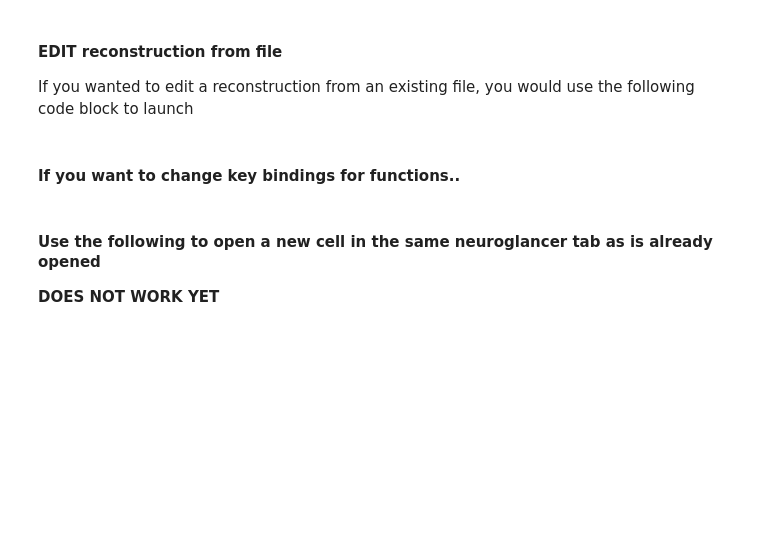
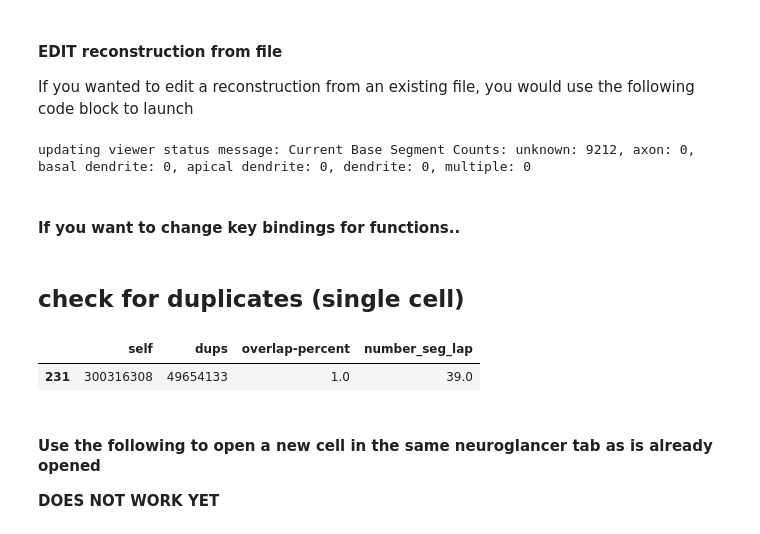
Before and after one commit to neurologic/eCREST, a Jupyter notebook: eCREST_notebook.ipynb, the cells around one changed output. Drawn from its saved outputs; the diff is of its cells as text; code cells hidden in the pictures; blank space fills up the shorter version.

```diff
--- a/eCREST_notebook.ipynb
+++ b/eCREST_notebook.ipynb
@@ -96,8 +109,9 @@ you would use the following code block to launch
 # json_path = Path('/Users/kperks/Documents/gdrive/.shortcut-targets-by-id/16q1BuOMfD2ta0Cwq8CjMlRe4rDvbuWC5/ELL_connectome/CREST_reconstructions/mg-network')
 # filename = 'cell_graph_213605530__2023-03-29 22.49.21.json'
 
-json_path = Path(settings_dict['save_dir']) #/ 'todo_post-synaptic' #/ 'check-duplicates' #'CC unsure'
-filename = 'cell_graph_476167179__2023-05-15 05.56.34.json'
+
+json_path = Path(settings_dict['save_dir']) / 'todo_post-synaptic'#/ 'todo_pre-synaptic/basal-dendrite' #/ 'check-duplicates' #'CC unsure'
+filename = 'cell_graph_222458108__2023-05-18 13.44.35.json'
 
 crest = ecrest(settings_dict,filepath= json_path / filename, launch_viewer=True)
 # viewer_object = crest.neuroglancer_viewer()
@@ -110,6 +124,8 @@ crest = ecrest(settings_dict,filepath= json_path / filename, launch_viewer=True)
 # filepath = r"C:\Users\PerksLab\Downloads\cell_graph_133378529__2023-03-27 14.03.02.json"
 # crest = ecrest(settings_dict,filepath = filepath)
 ########################
+# %% [output]
+updating viewer status message: Current Base Segment Counts: unknown: 9212, axon: 0, basal dendrite: 0, apical dendrite: 0, dendrite: 0, multiple: 0
 # %% [markdown]
 #### If you want to change key bindings for functions..
 # %%
@@ -117,6 +133,15 @@ with crest.viewer.config_state.txn() as s:
     s.input_event_bindings.data_view["alt+mousedown0"]="add-or-remove-seg"
     s.input_event_bindings.data_view["alt+mousedown2"]="mark-branch-in-colour"
     print(s.input_event_bindings.data_view)
+# %% [markdown]
+## check for duplicates (single cell)
+# %%
+base_segments = crest.get_base_segments_dict(Path(settings_dict['save_dir']))# / 'todo_pre-synaptic/basal-dendrite')
+df = crest.check_duplicates(base_segments)
+display(df)
+# %% [output]
+|  | self | dups | overlap-percent | number_seg_lap |
+| 231 | 300316308 | 49654133 | 1.0 | 39.0 |
 # %% [markdown]
 #### Use the following to open a new cell in the same neuroglancer tab as is already opened
 
```
Also changed, not shown: parts of 24 cells of this notebook, 5 other files.
